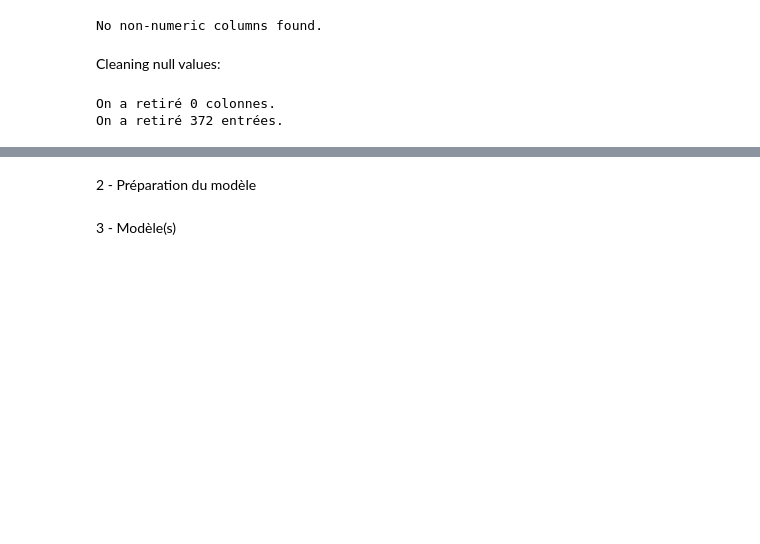
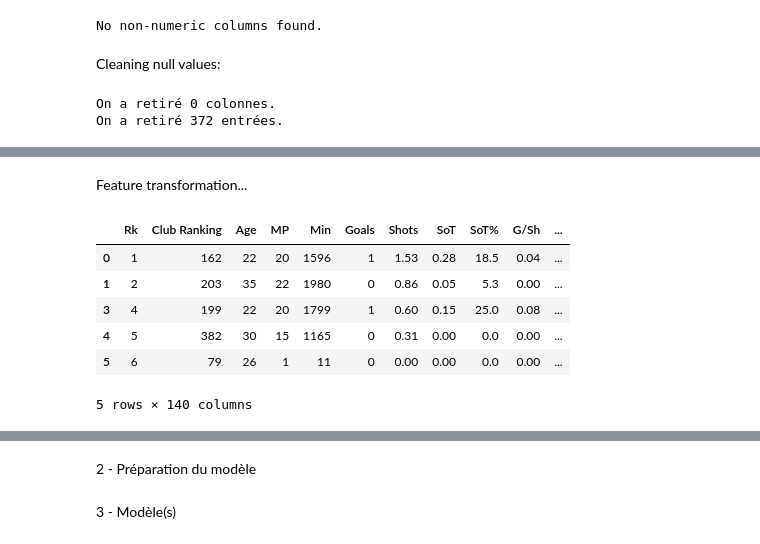
Before and after one commit to Akulla-A/Football_regression, a Jupyter notebook: main.ipynb, the cells around one changed output, grey strips where cells are left out. Cells and saved outputs as stored; diff of their text form; code cells hidden in the pictures; blank space fills up the shorter version.

```diff
--- a/main.ipynb
+++ b/main.ipynb
@@ -307,0 +403,13 @@ _datasetCleaning.head()
+# %% [markdown]
+Feature transformation...
+# %%
+_datasetCleaning['rec_club'] = 1/np.power(_datasetCleaning['Club Ranking'], (1/4))
+_datasetCleaning.head()
+# %% [output]
+|  | Rk | Club Ranking | Age | MP | Min | Goals | Shots | SoT | SoT% | G/Sh | ... |
+| 0 | 1 | 162 | 22 | 20 | 1596 | 1 | 1.53 | 0.28 | 18.5 | 0.04 | ... |
+| 1 | 2 | 203 | 35 | 22 | 1980 | 0 | 0.86 | 0.05 | 5.3 | 0.00 | ... |
+| 3 | 4 | 199 | 22 | 20 | 1799 | 1 | 0.60 | 0.15 | 25.0 | 0.08 | ... |
+| 4 | 5 | 382 | 30 | 15 | 1165 | 0 | 0.31 | 0.00 | 0.0 | 0.00 | ... |
+| 5 | 6 | 79 | 26 | 1 | 11 | 0 | 0.00 | 0.00 | 0.0 | 0.00 | ... |
+5 rows × 140 columns
```
Also changed, not shown: parts of 21 cells of this notebook.
